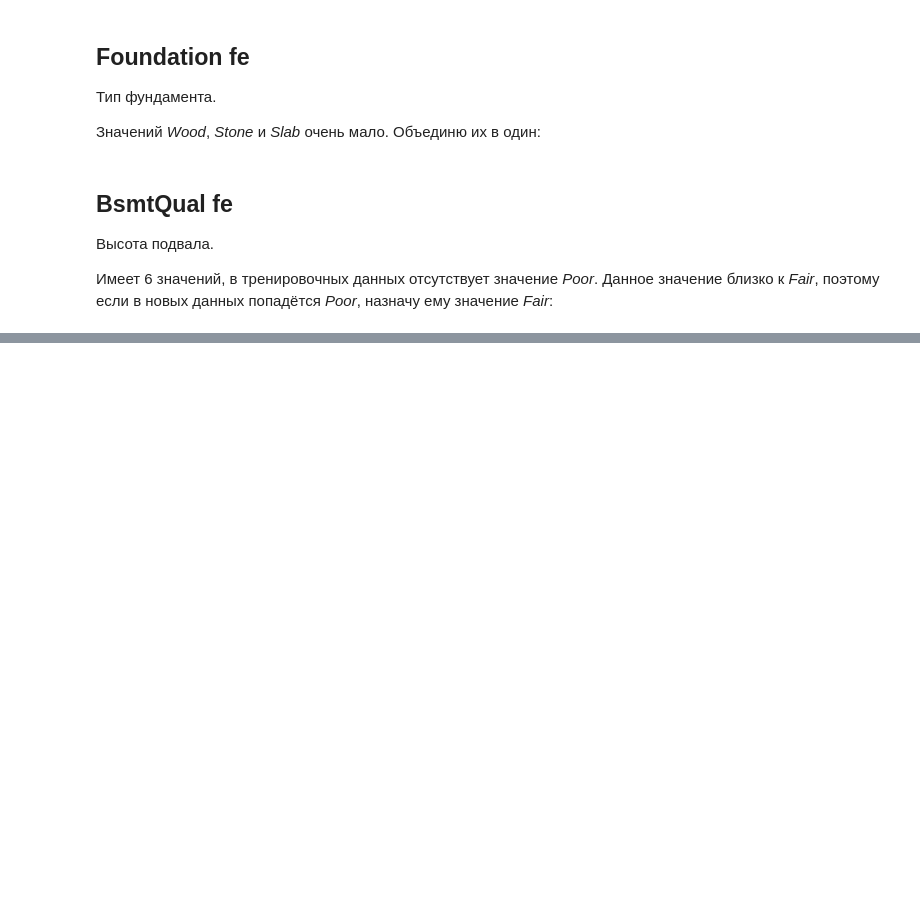
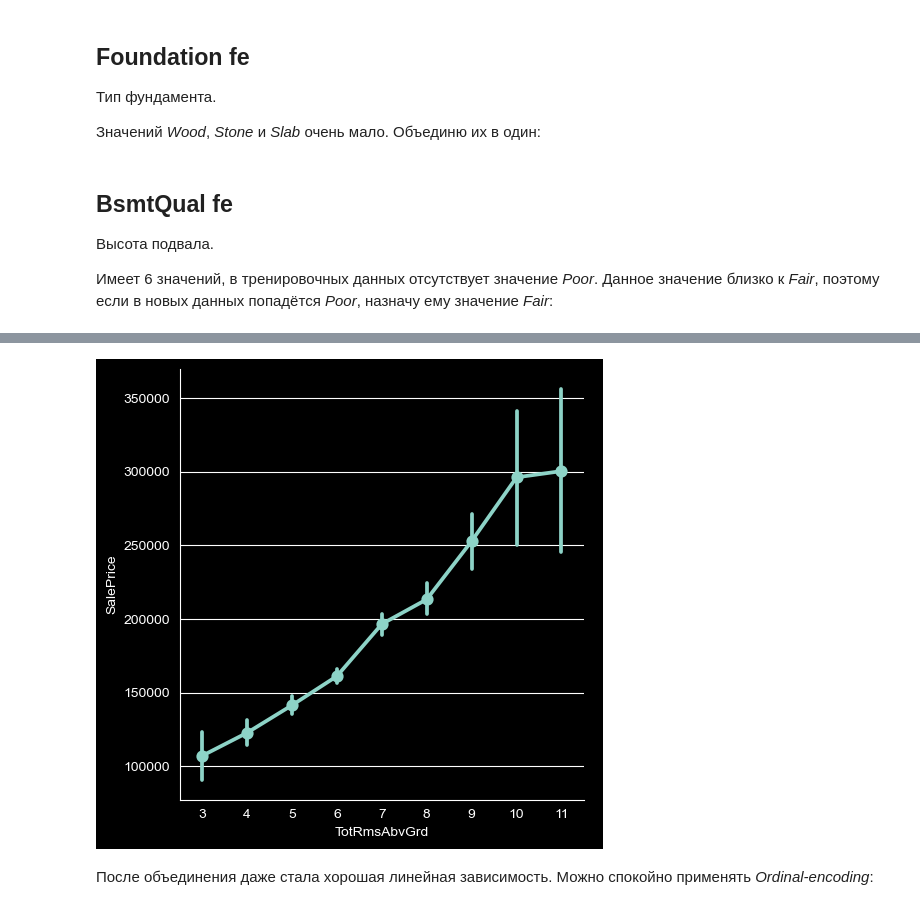
Before and after one commit to SashaCurry/HousePrices, a Jupyter notebook: 2_Feature-engineering.ipynb, the cells around one changed output, grey strips where cells are left out. Drawn from its saved outputs; the diff is of its cells as text; code cells hidden in the pictures; blank space fills up the shorter version.

```diff
--- a/2_Feature-engineering.ipynb
+++ b/2_Feature-engineering.ipynb
@@ -690,0 +868,7 @@ df = df.drop(columns='BsmtQual')
+# %%
+df['KitchenAbvGr_Rating'] = 0
+
+df.loc[df['KitchenAbvGr'] == 1, 'KitchenAbvGr_Rating'] = 6
+df.loc[df['KitchenAbvGr'] == 2, 'KitchenAbvGr_Rating'] = 1
+
+df = df.drop(columns='KitchenAbvGr')
@@ -690,0 +880,9 @@ df = df.drop(columns='BsmtQual')
+# %%
+df['KitchenQual_Rating'] = 0.0
+
+df.loc[df['KitchenQual'].isin(['Po', 'Fa']), 'KitchenQual_Rating'] = 1
+df.loc[df['KitchenQual'] == 'TA', 'KitchenQual_Rating'] = 3.5
+df.loc[df['KitchenQual'] == 'Gd', 'KitchenQual_Rating'] = 6
+df.loc[df['KitchenQual'] == 'Ex', 'KitchenQual_Rating'] = 11
+
+df = df.drop(columns='KitchenQual')
@@ -690,0 +894,10 @@ df = df.drop(columns='BsmtQual')
+# %%
+df.loc[df['TotRmsAbvGrd'] < 3, 'TotRmsAbvGrd'] = 3
+df.loc[df['TotRmsAbvGrd'] > 11, 'TotRmsAbvGrd'] = 11
+# %%
+sns.catplot(data=df, x='TotRmsAbvGrd', y='SalePrice', kind='point')
+plt.show()
+# %% [output]
+[figure, added]
+# %% [markdown]
+После объединения даже стала хорошая линейная зависимость. Можно спокойно применять *Ordinal-encoding*:
```
Also changed, not shown: parts of 102 cells of this notebook, 1 other file.
